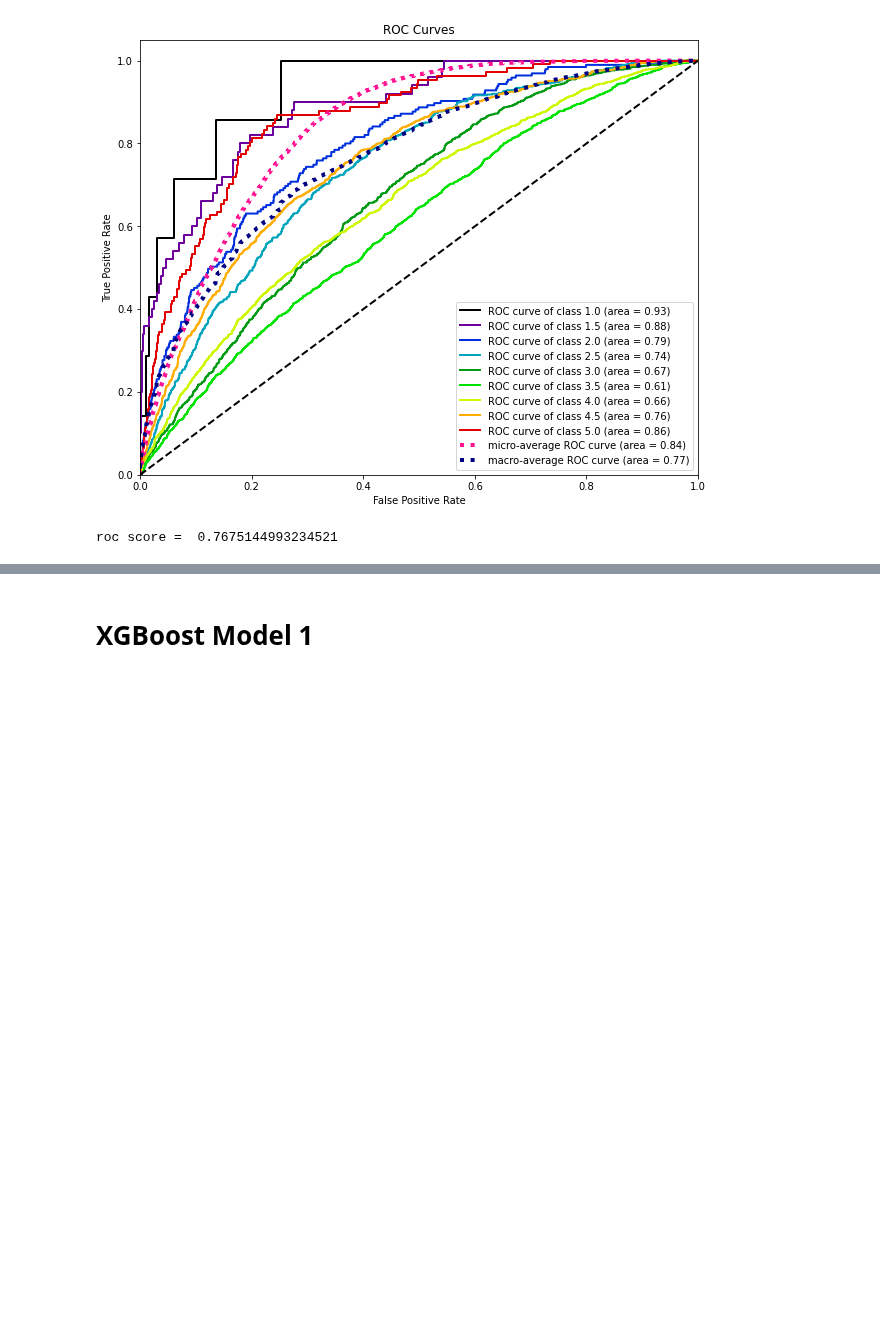
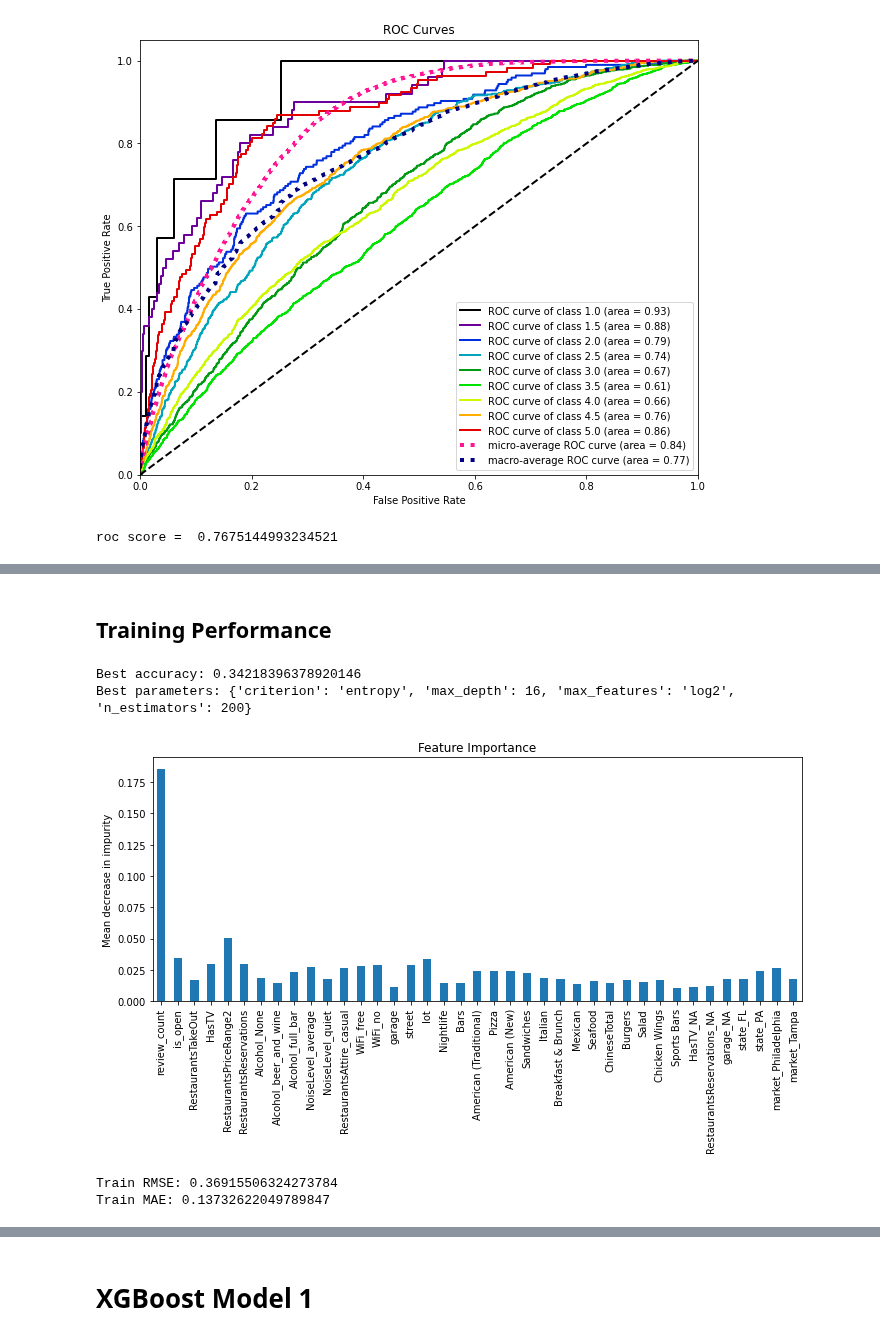
Before and after one commit to EAName/yelp-reviews, a Jupyter notebook: Yelp_RandomForest_XGBoost_AA.ipynb, the cells around one changed output, grey strips where cells are left out. Drawn from its saved outputs; the diff is of its cells as text; code cells hidden in the pictures; blank space fills up the shorter version.

```diff
--- a/Yelp_RandomForest_XGBoost_AA.ipynb
+++ b/Yelp_RandomForest_XGBoost_AA.ipynb
@@ -297,0 +324,3 @@ roc score =  0.7675144993234521
+# %%
+# convert categorical to dummy vars
+Xlinear = pd.get_dummies(Xlinear)
@@ -297,0 +369,3 @@ roc score =  0.7675144993234521
+# %%
+# split df into test and train
+X_train, X_test, y_train, y_test = train_test_split(Xlinear, ylinear, test_size = 0.2, random_state = 10)
@@ -297,0 +387,13 @@ roc score =  0.7675144993234521
+# %%
+%%time
+rfc = RandomForestClassifier(random_state=5, n_jobs=-1)
+
+parameters_rfc = {'n_estimators': [10, 50, 200],
+                  #  'max_leaf_nodes': 16,
+                  'max_features': ['auto', 'sqrt', 'log2'],
+                  'max_depth': [16, 32, 50],
+                  'criterion': ['gini', 'entropy']}
+
+gscv_rfc = GridSearchCV(rfc, parameters_rfc, cv=3, scoring='accuracy', verbose=1)
+
+gscv_rfc.fit(X_train, y_train)
@@ -297,0 +410,25 @@ roc score =  0.7675144993234521
+# %% [markdown]
+## Training Performance
+# %%
+print('Best accuracy:', gscv_rfc.best_score_)
+print('Best parameters:', gscv_rfc.best_params_)
+# %% [output]
+Best accuracy: 0.34218396378920146
+Best parameters: {'criterion': 'entropy', 'max_depth': 16, 'max_features': 'log2', 'n_estimators': 200}
+# %%
+importances = gscv_rfc.best_estimator_.feature_importances_
+feature_names = X_train.columns
+forest_importances = pd.Series(importances, index=feature_names)
+forest_importances.to_csv('forest_importances.csv')
+# %%
+plt.rcParams['figure.figsize'] = (10, 6)
+
+fig, ax = plt.subplots()
+forest_importances.plot.bar(ax=ax)
+ax.set_title("Feature Importance")
+ax.set_ylabel("Mean decrease in impurity")
+fig.tight_layout();
+
+# need to clean up variables with low importance
+# %% [output]
+[figure, added]
@@ -297,0 +437,6 @@ roc score =  0.7675144993234521
+# %%
+print('Train RMSE:', np.sqrt(mean_squared_error(y_train, y_train_pred)))
+print('Train MAE:', (mean_absolute_error(y_train, y_train_pred)))
+# %% [output]
+Train RMSE: 0.36915506324273784
+Train MAE: 0.13732622049789847
```
Also changed, not shown: parts of 46 cells of this notebook.
